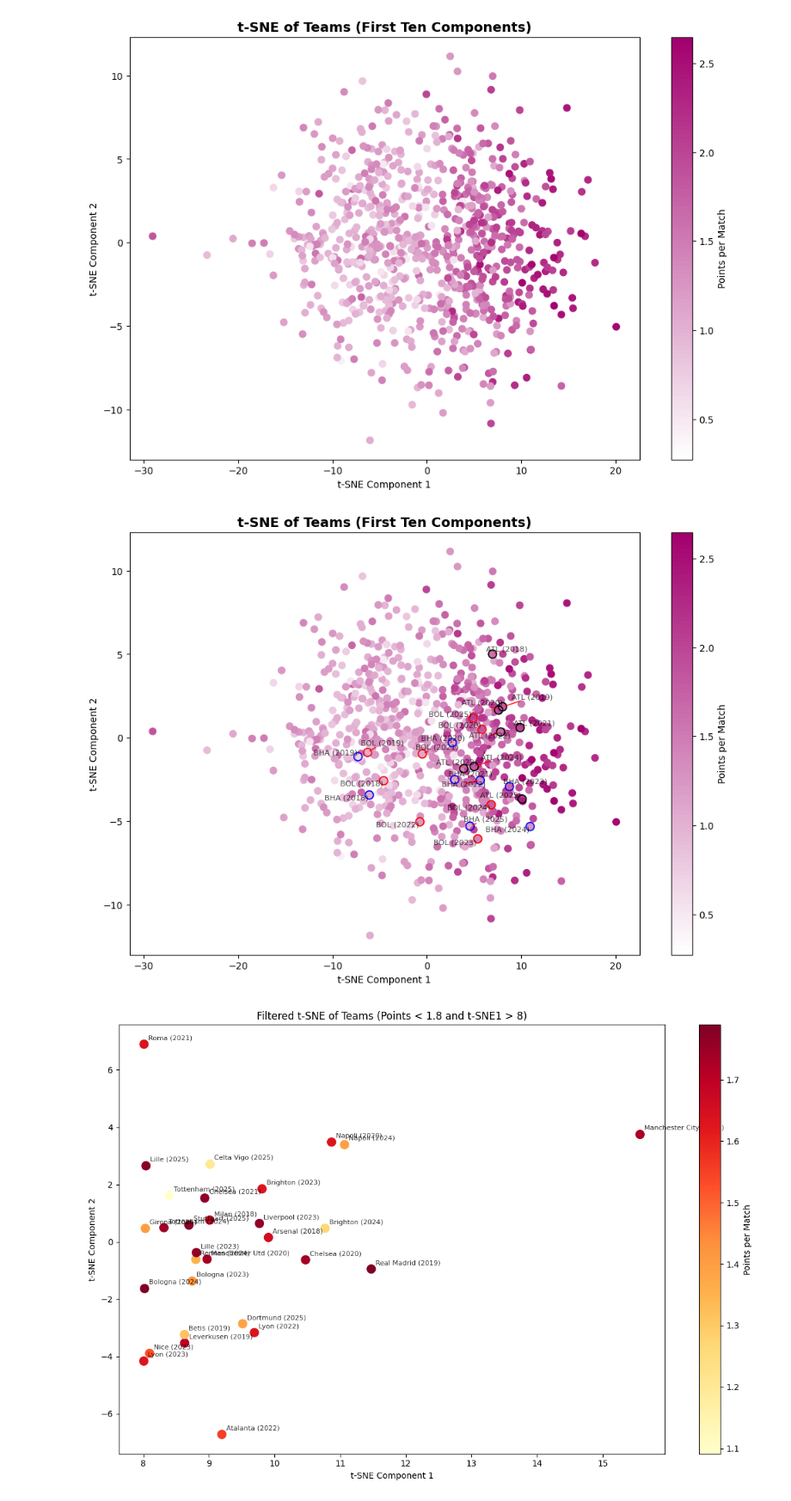
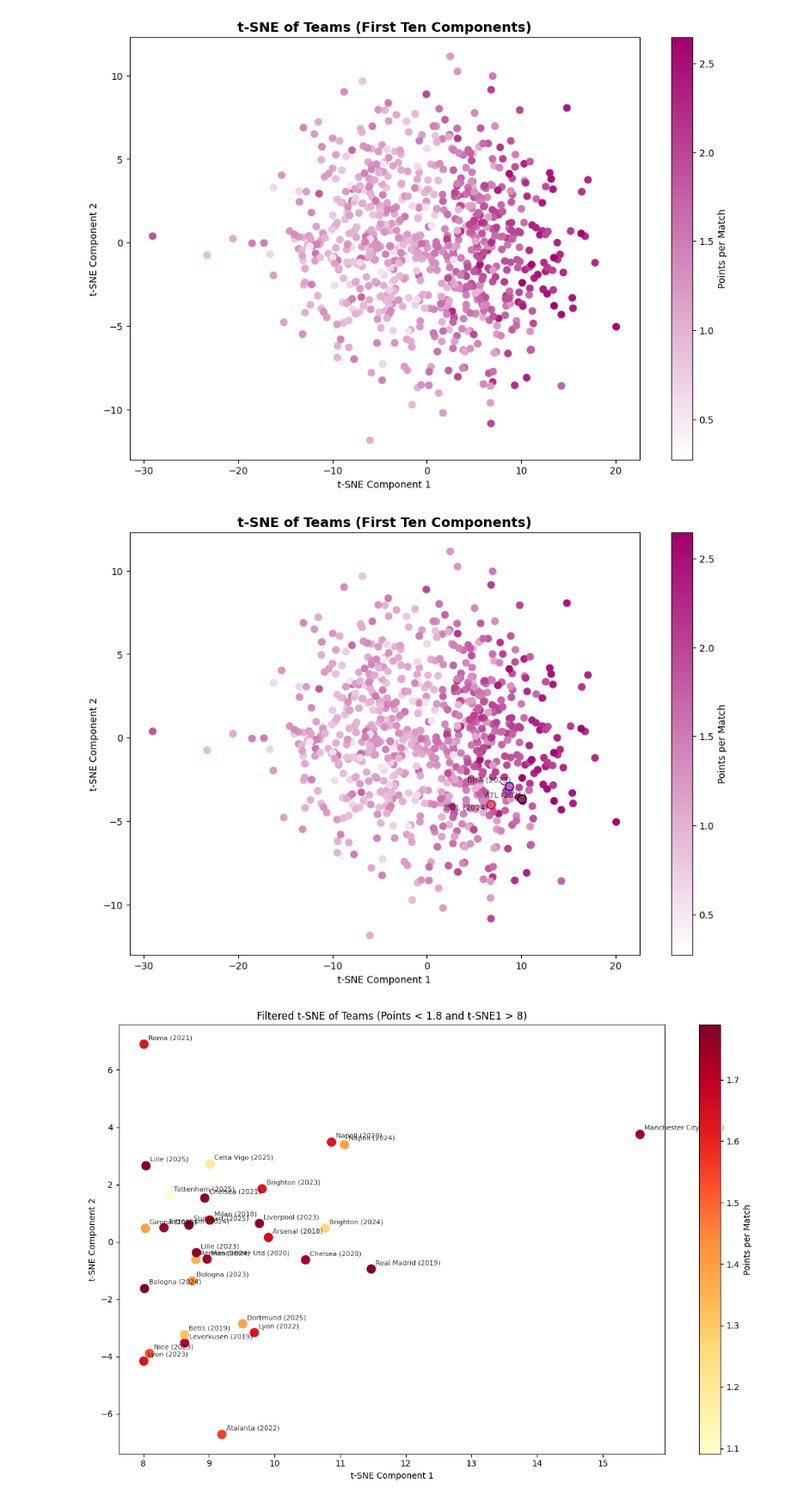
Before and after one commit to Football-Investigations/ThePepEffect, a Jupyter notebook: analysis/ThePepEffect.ipynb, the cells around one changed output. Shown at 86% size. Drawn from its saved outputs; the diff is of its cells as text; code cells hidden in the pictures.

Commit message:
update highlights for only specific seasons

```diff
--- a/analysis/ThePepEffect.ipynb
+++ b/analysis/ThePepEffect.ipynb
@@ -498,29 +498,29 @@ plt.show()
 # %%
 plt.figure(figsize=(12, 8))
 scatter = plt.scatter(tsne_df["t-SNE1"], tsne_df["t-SNE2"], c=tsne_df["points_per_match"], cmap=custom_cmap, s=50)
 cbar = plt.colorbar(scatter, label='Points per Match')
 
 texts = []
 for team, season, (x, y) in zip(tsne_df.index, tsne_df["season"], zip(tsne_df["t-SNE1"], tsne_df["t-SNE2"])):
-    if team == "Brighton":
+    if team == "Brighton" and season == 2023:
         plt.scatter(x, y, facecolors='none', edgecolors='blue', s=75, linewidths=1.2)
         texts.append(plt.text(x, y, f'BHA ({season})', fontsize=8, ha='right', va='bottom', alpha=0.7, color='black'))
-    elif team == "Atalanta":
+    elif team == "Atalanta" and season == 2025:
         plt.scatter(x, y, facecolors='none', edgecolors='black', s=75, linewidths=1.2)
         texts.append(plt.text(x, y, f'ATL ({season})', fontsize=8, ha='right', va='bottom', alpha=0.7, color='black'))
-    elif team == "Bologna":
+    elif team == "Bologna" and season == 2024:
         plt.scatter(x, y, facecolors='none', edgecolors='red', s=75, linewidths=1.2)
         texts.append(plt.text(x, y, f'BOL ({season})', fontsize=8, ha='right', va='bottom', alpha=0.7, color='black'))
 
 adjust_text(texts, arrowprops=dict(arrowstyle='->', color='red'))
 
 plt.title('t-SNE of Teams (First Ten Components)', fontsize=14, fontweight='bold')
 plt.xlabel('t-SNE Component 1')
 plt.ylabel('t-SNE Component 2')
 plt.savefig("../plots/tsne_heatmap_highlighted.png", bbox_inches='tight', dpi=600)
 plt.show()
 # %% [output]
-[figure, old version]
+[figure, new version]
 # %%
 filtered_tsne = tsne_df[
     (tsne_df['points_per_match'] < 1.8) &
```
Also changed, not shown: 1 other file.
